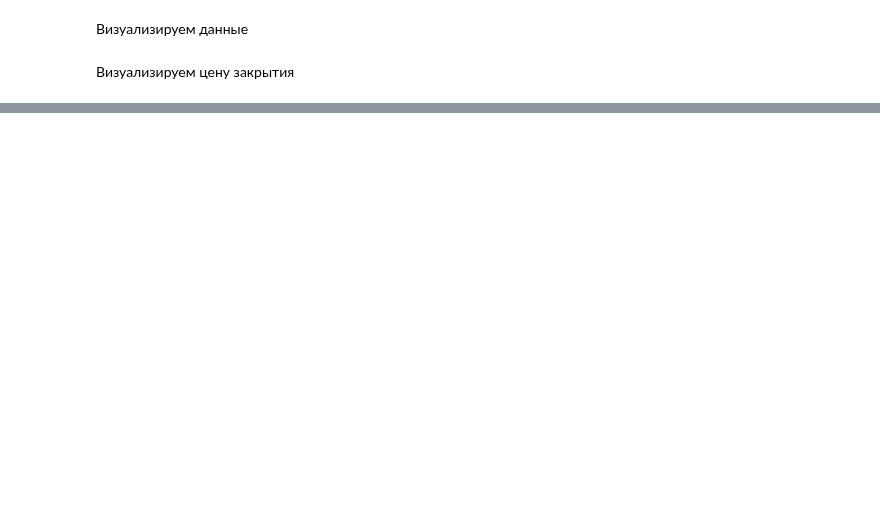
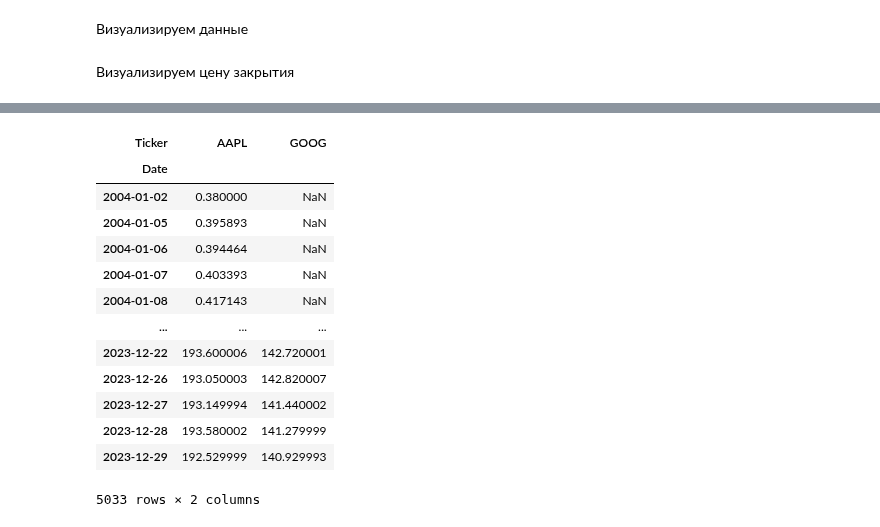
Before and after one commit to artamonoff/econometrica, a Jupyter notebook: time-series-analysis/jupyter-notebooks/import-from-yahoofin.ipynb, the cells around one changed output, grey strips where cells are left out. Saved outputs shown, nothing was run; the diff lists cells and outputs as text; code cells hidden in the pictures; blank space fills up the shorter version.

```diff
--- a/time-series-analysis/jupyter-notebooks/import-from-yahoofin.ipynb
+++ b/time-series-analysis/jupyter-notebooks/import-from-yahoofin.ipynb
@@ -25,0 +53,18 @@ apple['Close'].plot(title='Closing price')
+# %%
+# цена закрытия
+shares['Close']
+# %% [output]
+| Ticker | AAPL | GOOG |
+| Date |  |  |
+| 2004-01-02 | 0.380000 | NaN |
+| 2004-01-05 | 0.395893 | NaN |
+| 2004-01-06 | 0.394464 | NaN |
+| 2004-01-07 | 0.403393 | NaN |
+| 2004-01-08 | 0.417143 | NaN |
+| ... | ... | ... |
+| 2023-12-22 | 193.600006 | 142.720001 |
+| 2023-12-26 | 193.050003 | 142.820007 |
+| 2023-12-27 | 193.149994 | 141.440002 |
+| 2023-12-28 | 193.580002 | 141.279999 |
+| 2023-12-29 | 192.529999 | 140.929993 |
+5033 rows × 2 columns
```
Also changed, not shown: parts of 7 cells of this notebook.
